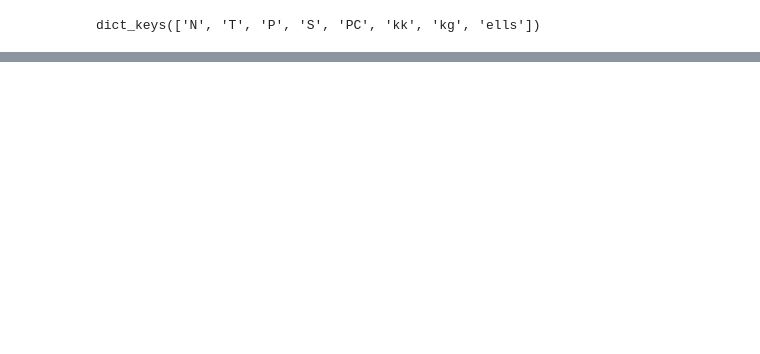
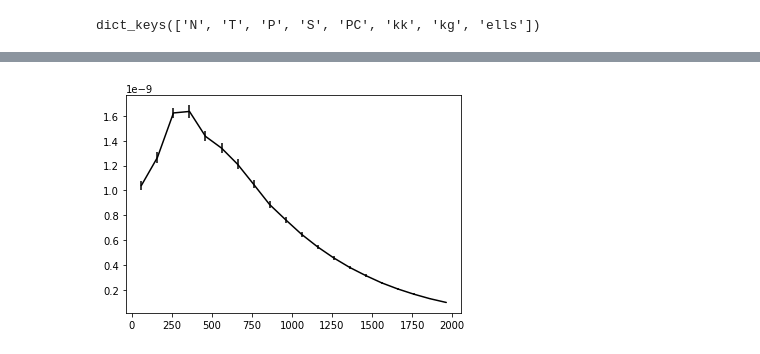
Before and after one commit to Saladino93/qelensingcomb, a Jupyter notebook: newcodecheck.ipynb, the cells around one changed output, grey strips where cells are left out. Saved outputs shown, nothing was run; the diff lists cells and outputs as text; code cells hidden in the pictures; blank space fills up the shorter version.

```diff
--- a/newcodecheck.ipynb
+++ b/newcodecheck.ipynb
@@ -135,0 +139,7 @@ plt.xscale('log')
+# %%
+Plotting = u.Plotting('Biases', lminplot = 30, lmaxplot = 2000, xscale = 'log')
+#Plotting.plotsel(NoahCents, NoahT, color = 'red')
+#Plotting.plotsel(ells, bias[0, 0], errs = scatters[0, 1])
+Plotting.plotsel(ells, mean, scatter, color = 'black')
+# %% [output]
+[figure, added]
```
Also changed, not shown: parts of 10 cells of this notebook, 2 other files.
